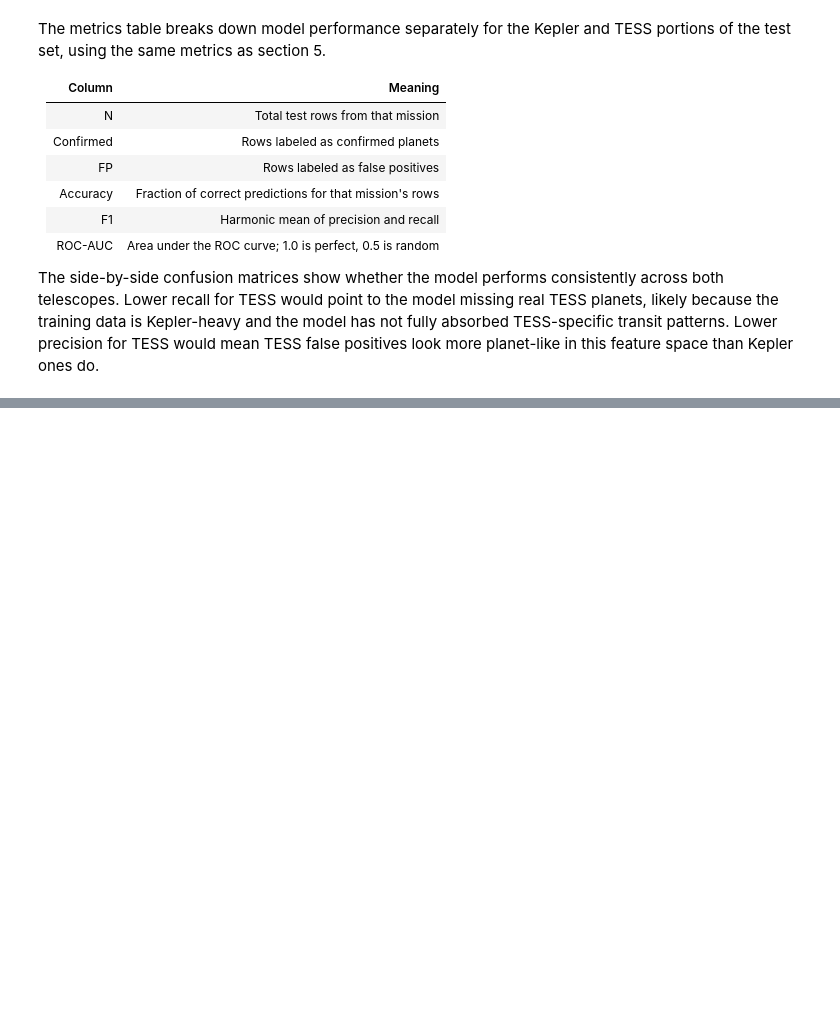
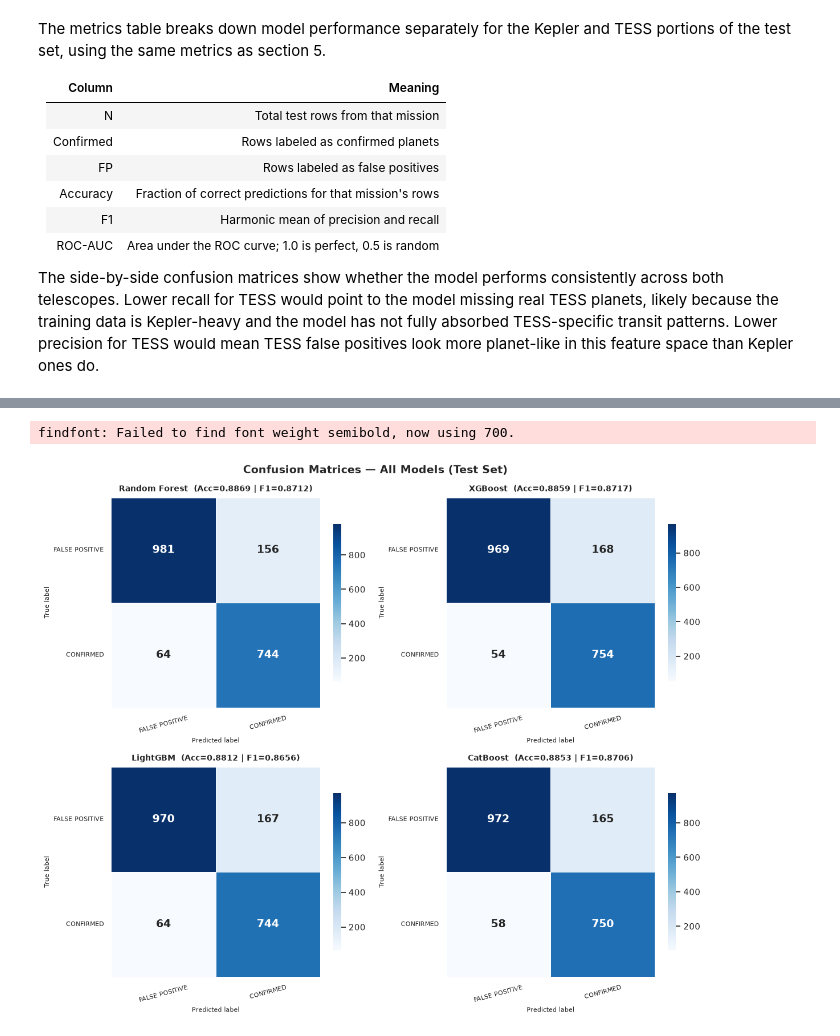
Before and after one commit to valdi-at/big-data-t-final-project, a Jupyter notebook: notebook.ipynb, the cells around one changed output, grey strips where cells are left out. Cells and saved outputs as stored; diff of their text form; code cells hidden in the pictures; blank space fills up the shorter version.

```diff
--- a/notebook.ipynb
+++ b/notebook.ipynb
@@ -563,0 +751,28 @@ The side-by-side confusion matrices show whether the model performs consistently
+# %%
+fig, axes = plt.subplots(2, 2, figsize=(12, 10))
+fig.suptitle('Confusion Matrices — All Models (Test Set)', fontsize=14, fontweight='bold')
+
+for ax, (name, yp) in zip(axes.flat, PREDS.items()):
+    cm = confusion_matrix(y_test, yp)
+    sns.heatmap(
+        cm, ax=ax,
+        annot=True, fmt='d', cmap='Blues',
+        linewidths=0.5, linecolor='white',
+        xticklabels=CLASS_NAMES, yticklabels=CLASS_NAMES,
+        cbar_kws={'shrink': 0.75},
+        annot_kws={'size': 14, 'fontweight': 'bold'},
+    )
+    acc = results_df.loc[name, 'Accuracy']
+    f1v = results_df.loc[name, 'F1']
+    ax.set_title(f'{name}  (Acc={acc:.4f} | F1={f1v:.4f})',
+                 fontsize=10, fontweight='semibold', pad=8)
+    ax.set_xlabel('Predicted label', fontsize=8)
+    ax.set_ylabel('True label', fontsize=8)
+    ax.tick_params(axis='x', rotation=15, labelsize=8)
+    ax.tick_params(axis='y', rotation=0,  labelsize=8)
+
+fig.tight_layout()
+plt.show()
+# %% [output]
+findfont: Failed to find font weight semibold, now using 700.
+[figure, added]
```
Also changed, not shown: parts of 11 cells of this notebook, 3 other files.
